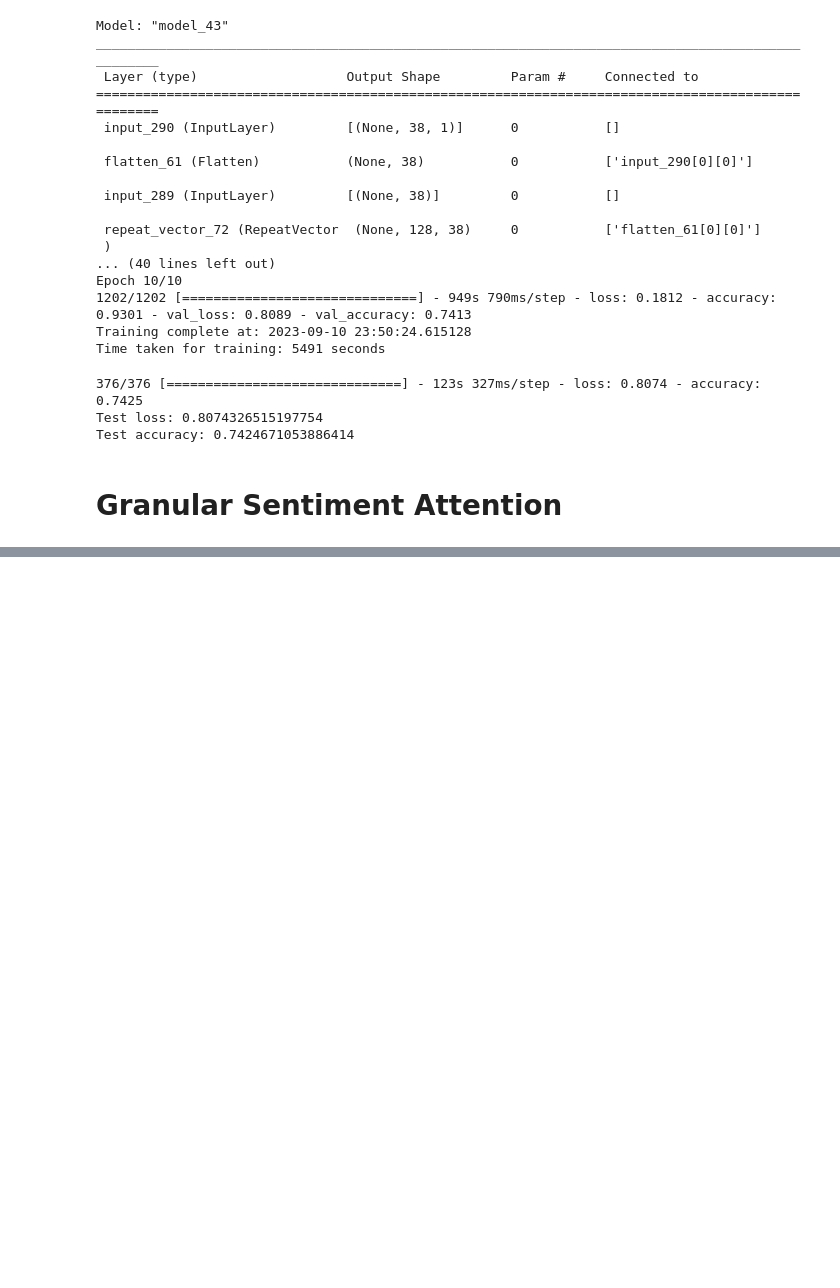
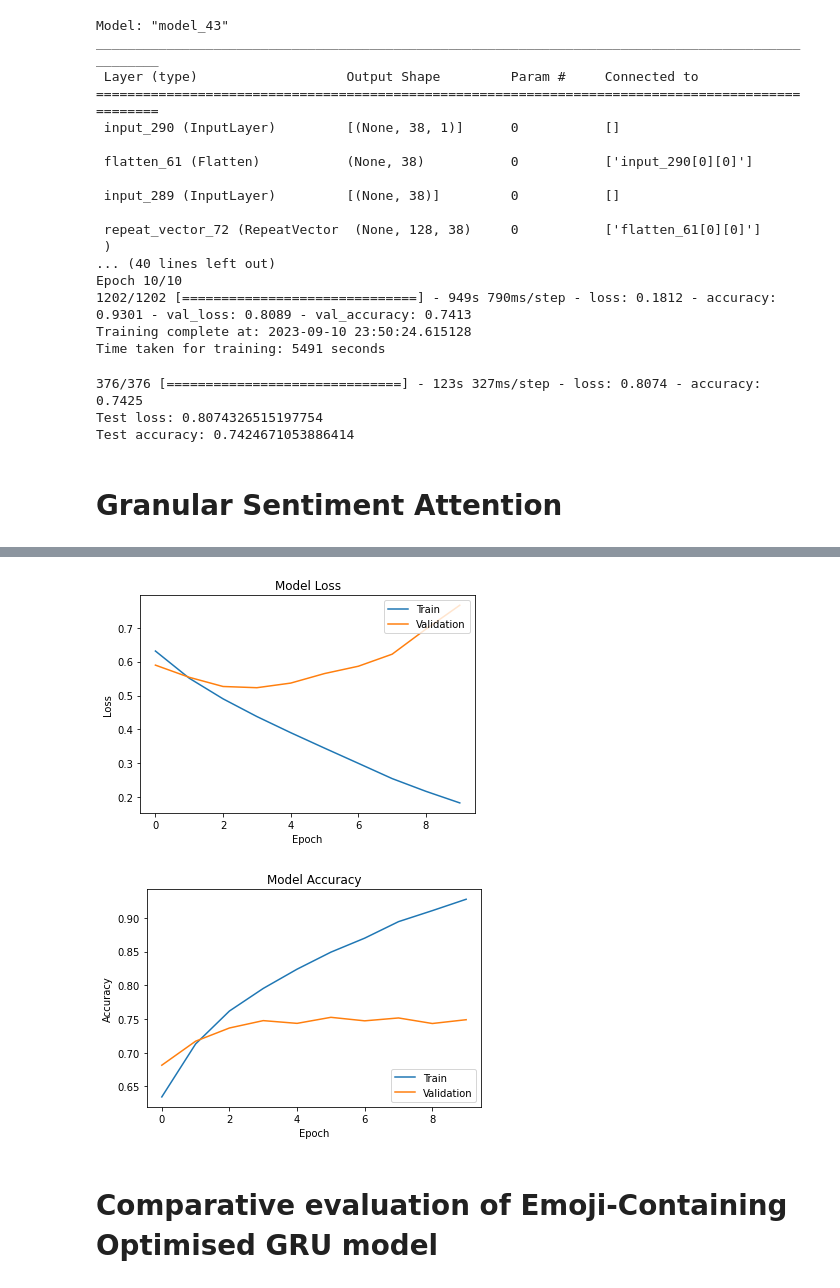
Before and after one commit to sba22224/Capstone_SBA22224, a Jupyter notebook: Code_Notebooks/Attention Mechanism Evaluation.ipynb, the cells around one changed output, grey strips where cells are left out. Drawn from its saved outputs; the diff is of its cells as text; code cells hidden in the pictures; blank space fills up the shorter version.

```diff
--- a/Code_Notebooks/Attention Mechanism Evaluation.ipynb
+++ b/Code_Notebooks/Attention Mechanism Evaluation.ipynb
@@ -1968,0 +1825,27 @@ position_embeddings = positional_embedding(maxlen, embed_dim)
+# %%
+import matplotlib.pyplot as plt
+
+# Assuming you have trained your model and stored the training history in model_history
+
+# Plot training & validation loss values
+plt.plot(model_history.history['loss'])
+plt.plot(model_history.history['val_loss'])
+plt.title('Model Loss')
+plt.xlabel('Epoch')
+plt.ylabel('Loss')
+plt.legend(['Train', 'Validation'], loc='upper right')
+plt.show()
+
+# Plot training & validation accuracy values
+plt.plot(model_history.history['accuracy'])
+plt.plot(model_history.history['val_accuracy'])
+plt.title('Model Accuracy')
+plt.xlabel('Epoch')
+plt.ylabel('Accuracy')
+plt.legend(['Train', 'Validation'], loc='lower right')
+plt.show()
+# %% [output]
+[figure, added]
+[figure, added]
+# %% [markdown]
+# Comparative evaluation of Emoji-Containing Optimised GRU model
```
Also changed, not shown: parts of 14 cells of this notebook.
